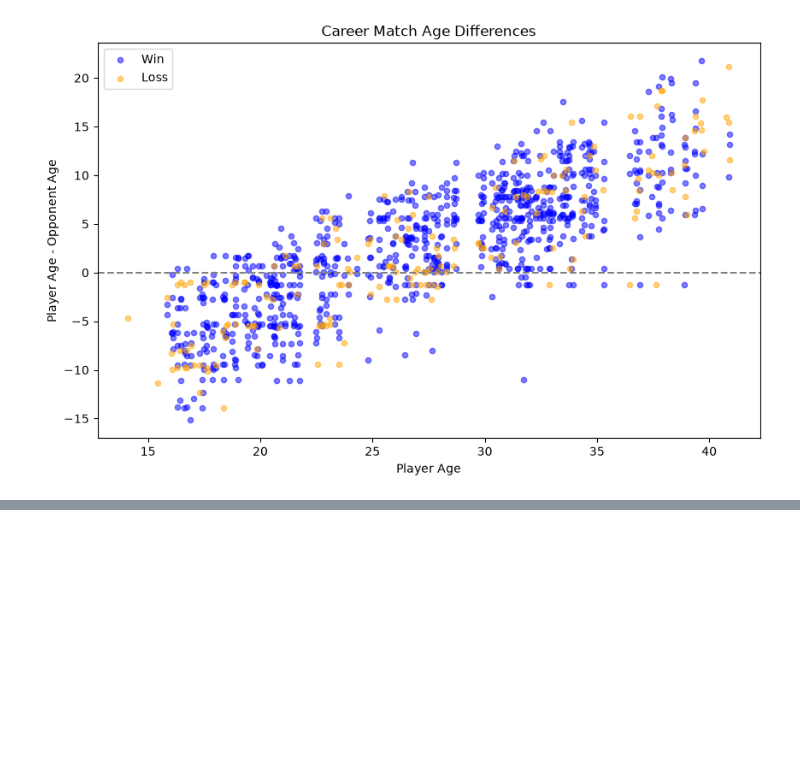
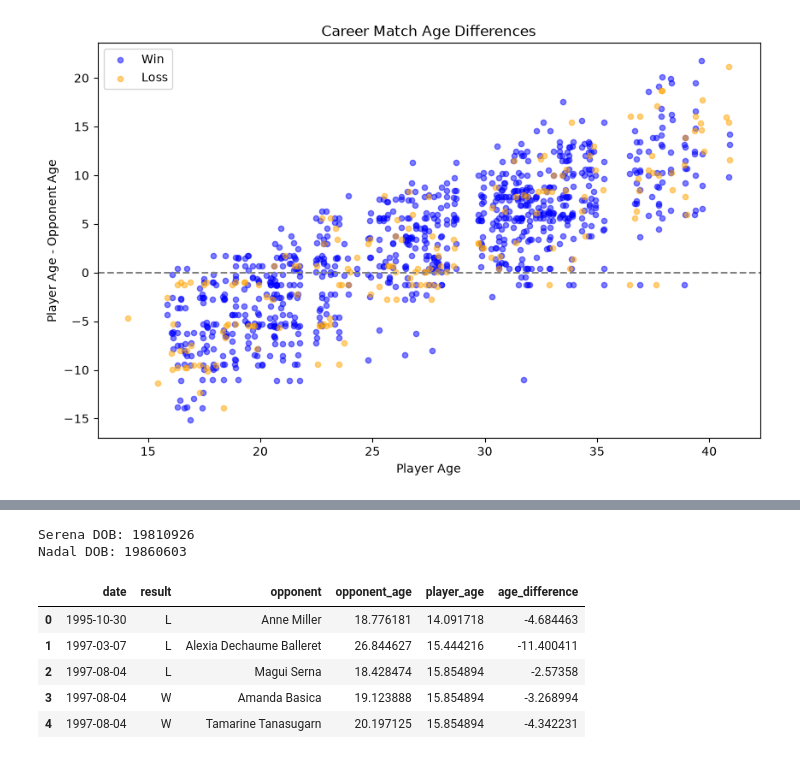
Before and after one commit to UCB-stat159-f26/hw03-2-tiffanyyu91, a Jupyter notebook: Untitled.ipynb, the cells around one changed output, grey strips where cells are left out. Cells and saved outputs as stored; diff of their text form; code cells hidden in the pictures; blank space fills up the shorter version.

```diff
--- a/Untitled.ipynb
+++ b/Untitled.ipynb
@@ -197,0 +278,22 @@ plot_player_matches(serena)
+# %%
+import importlib
+import tennispack.data
+
+importlib.reload(tennispack.data)
+
+from tennispack.data import get_player_data, _get_player_dob
+
+print("Serena DOB:", _get_player_dob("SerenaWilliams"))
+print("Nadal DOB:", _get_player_dob("RafaelNadal"))
+
+serena = get_player_data("Serena Williams")
+display(serena.head())
+# %% [output]
+Serena DOB: 19810926
+Nadal DOB: 19860603
+|  | date | result | opponent | opponent_age | player_age | age_difference |
+| 0 | 1995-10-30 | L | Anne Miller | 18.776181 | 14.091718 | -4.684463 |
+| 1 | 1997-03-07 | L | Alexia Dechaume Balleret | 26.844627 | 15.444216 | -11.400411 |
+| 2 | 1997-08-04 | L | Magui Serna | 18.428474 | 15.854894 | -2.57358 |
+| 3 | 1997-08-04 | W | Amanda Basica | 19.123888 | 15.854894 | -3.268994 |
+| 4 | 1997-08-04 | W | Tamarine Tanasugarn | 20.197125 | 15.854894 | -4.342231 |
```
Also changed, not shown: parts of 4 cells of this notebook, 2 other files.
